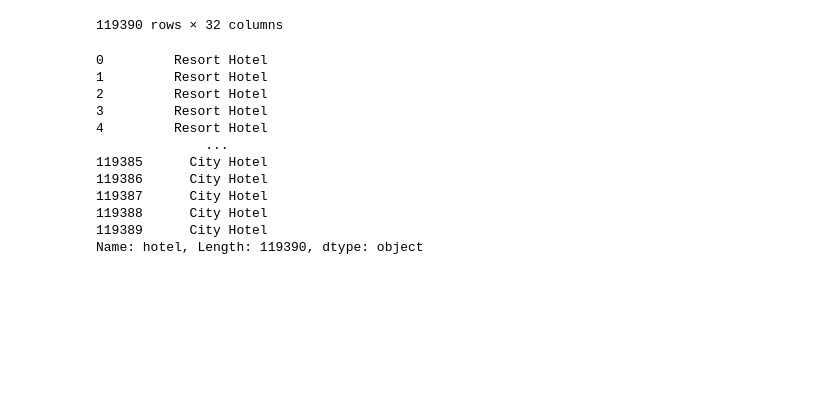
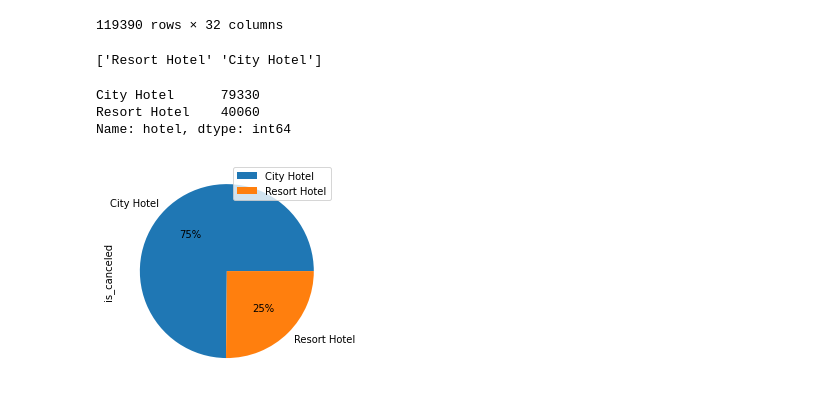
Before and after one commit to SujataAJadhav/CAPSTONE-1-Hotel-Booking-Analysis-SujataAJadhav, a Jupyter notebook: Capstone_Project_1_SujataAJAdhav_Hotel_Booking_Analysis.ipynb, the cells around one changed output. Drawn from its saved outputs; the diff is of its cells as text; code cells hidden in the pictures; blank space fills up the shorter version.

```diff
--- a/Capstone_Project_1_SujataAJAdhav_Hotel_Booking_Analysis.ipynb
+++ b/Capstone_Project_1_SujataAJAdhav_Hotel_Booking_Analysis.ipynb
@@ -47,17 +47,16 @@ df
 | 119389 | City Hotel | 0 | 205 | 2017 | August | 35 | ... |
 119390 rows × 32 columns
 # %%
-print(df['hotel'])
+print(df['hotel'].unique())
 # %% [output]
-0         Resort Hotel
-1         Resort Hotel
-2         Resort Hotel
-3         Resort Hotel
-4         Resort Hotel
-              ...
-119385      City Hotel
-119386      City Hotel
-119387      City Hotel
-119388      City Hotel
-119389      City Hotel
-Name: hotel, Length: 119390, dtype: object
+['Resort Hotel' 'City Hotel']
+# %%
+df['hotel'].value_counts()
+# %% [output]
+City Hotel      79330
+Resort Hotel    40060
+Name: hotel, dtype: int64
+# %%
+hotelbooking=df.groupby(['hotel']).sum().plot(kind='pie',y='is_canceled',autopct='%1.0f%%')
+# %% [output]
+[figure, added]
```
